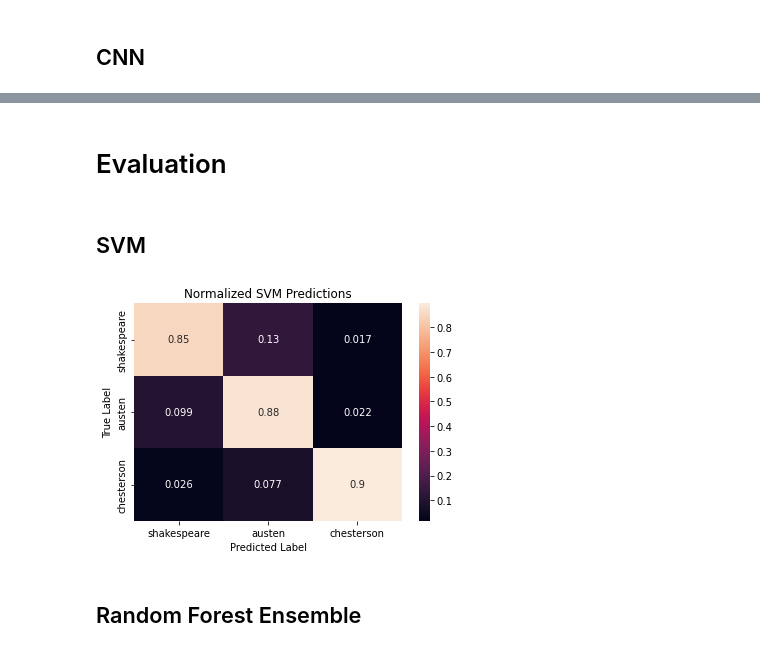
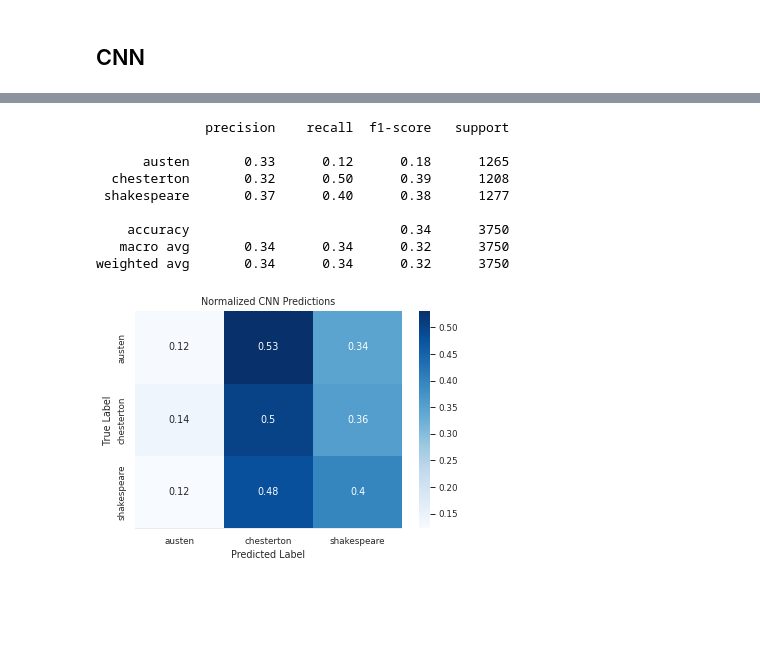
Before and after one commit to robert-chatterton/authorship-attribution, a Jupyter notebook: authorship_attribution.ipynb, the cells around one changed output, grey strips where cells are left out. Drawn from its saved outputs; the diff is of its cells as text; code cells hidden in the pictures; blank space fills up the shorter version.

Commit message:
graphs

```diff
--- a/authorship_attribution.ipynb
+++ b/authorship_attribution.ipynb
@@ -339,0 +365,8 @@ from sklearn.metrics import make_scorer
+# %%
+accuracies = {}
+for est in range(10, 201, 5):
+    rf_model = RandomForestClassifier(n_estimators=est, criterion='gini')
+    rf_model.fit(words_train, y_train)
+
+    pred = rf_model.predict(words_test)
+    accuracies[est] = accuracy_score(y_test, pred)
@@ -339,0 +463,2 @@ from sklearn.metrics import make_scorer
+# %%
+cnn_model = define_model(350, len(works), np.max(three_grams_train) + 1, 800)
@@ -340,2 +554,18 @@ from sklearn.metrics import make_scorer
+# %%
+cmap = sns.color_palette("Blues", as_cmap=True)
+
+def plot_confusion_matrix(cm, classes, title, normalize=True):
+    if normalize:
+        cm = cm.astype('float') / cm.sum(axis=1)[:, np.newaxis]
+
+    df_cm = pd.DataFrame(cm, index = classes,
+                  columns = classes)
+    sns.heatmap(df_cm, annot=True, cmap=cmap)
+    plt.ylabel('True Label')
+    plt.xlabel('Predicted Label')
+    plt.title(title)
+
+def print_scores(true, pred):
+    print(classification_report(true, pred, target_names=works.keys()))
 # %% [markdown]
 ## SVM
@@ -496,2 +632,0 @@ KeyboardInterrupt:
-# %% [markdown]
-# Evaluation
@@ -503,21 +633,19 @@ from sklearn.metrics import accuracy_score, confusion_matrix
-# %%
-def plot_confusion_matrix(cm, classes, title, normalize=True):
-    if normalize:
-        cm = cm.astype('float') / cm.sum(axis=1)[:, np.newaxis]
-
-    df_cm = pd.DataFrame(cm, index = classes,
-                  columns = classes)
-    sns.heatmap(df_cm, annot=True)
-    plt.ylabel('True Label')
-    plt.xlabel('Predicted Label')
-    plt.title(title)
-# %% [markdown]
-## SVM
 # %%
-predictions = svc_model.predict(words_test)
+predictions = cnn_model.predict([three_grams_test, three_grams_test, three_grams_test])
+predictions = list(lb.inverse_transform(predictions))
 cm = confusion_matrix(y_test, predictions)
-plot_confusion_matrix(cm, classes=['shakespeare', 'austen', 'chesterson'], title='Normalized SVM Predictions')
+plot_confusion_matrix(cm, classes=works.keys(), title=f'Normalized CNN Predictions')
+print_scores(y_test, predictions)
+# save
+plt.savefig('cnn_cm.png', format='png')
 # %% [output]
+              precision    recall  f1-score   support
+
+      austen       0.33      0.12      0.18      1265
+  chesterton       0.32      0.50      0.39      1208
+ shakespeare       0.37      0.40      0.38      1277
+
+    accuracy                           0.34      3750
+   macro avg       0.34      0.34      0.32      3750
+weighted avg       0.34      0.34      0.32      3750
-[figure, old version]
+[figure, new version]
-# %% [markdown]
-## Random Forest Ensemble
```
Also changed, not shown: parts of 53 cells of this notebook, 8 other files.
